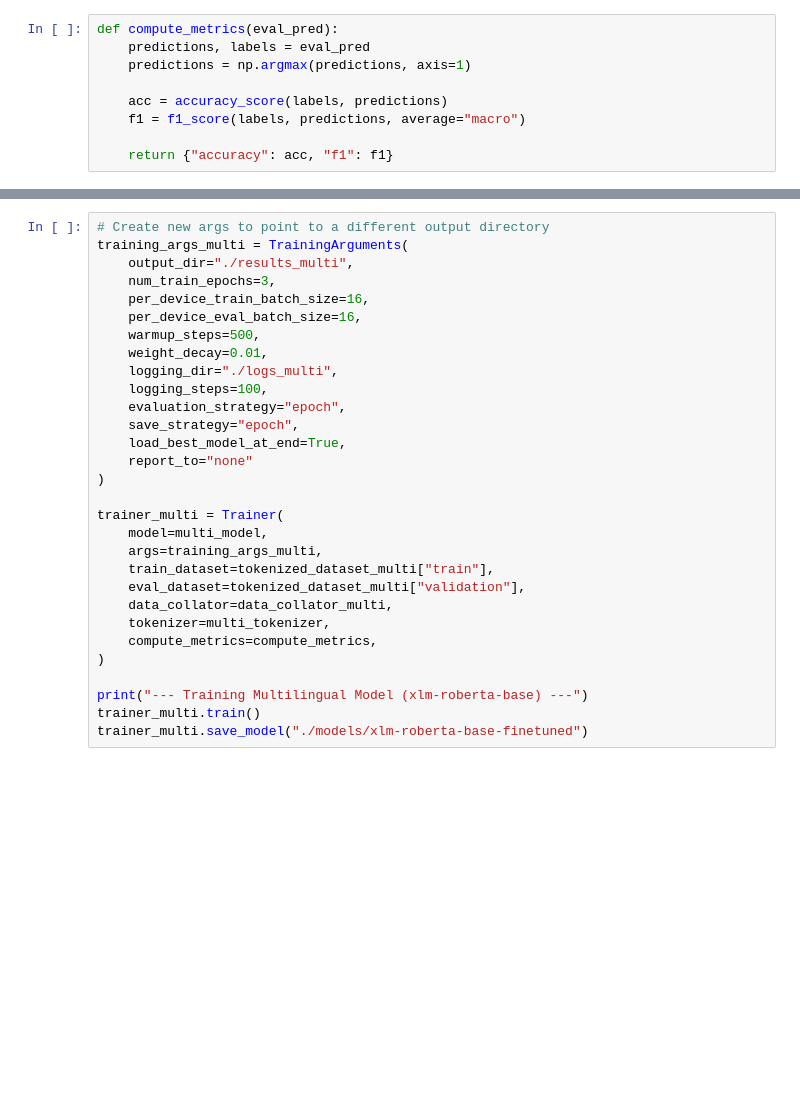
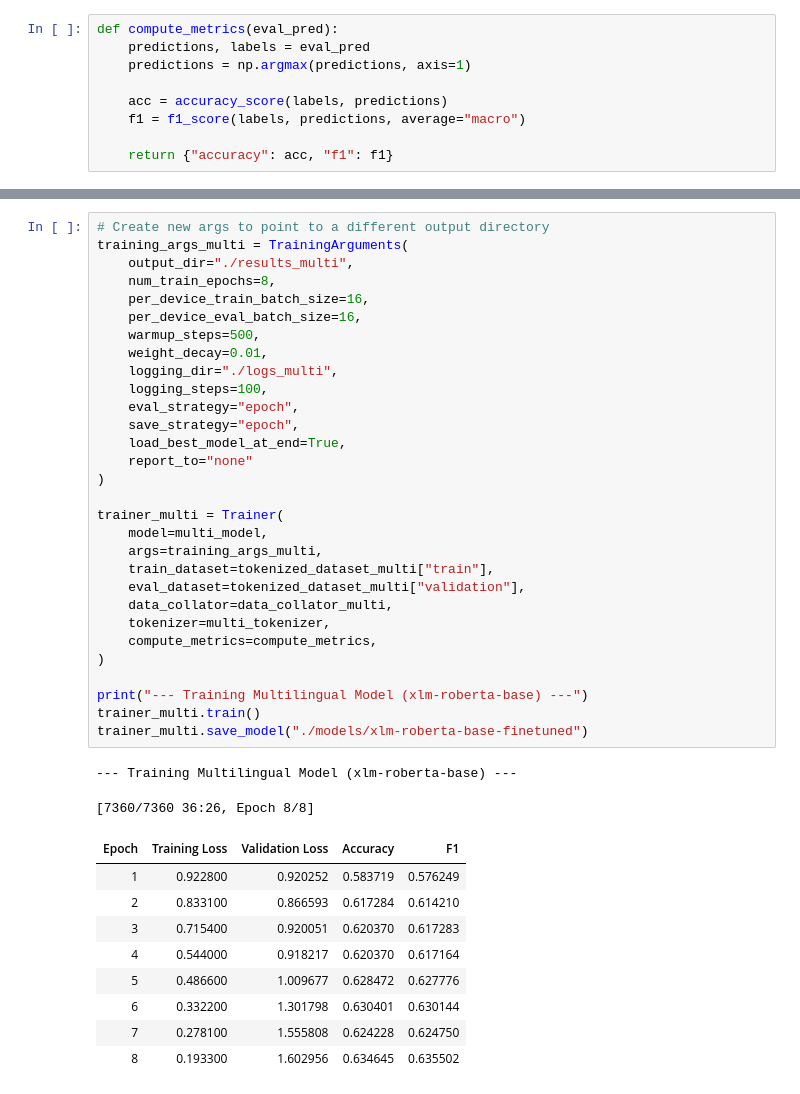
Before and after one commit to Jyotirya/Evaluation-of-Multilingual-Models, a Jupyter notebook: main.ipynb, the cells around one changed output, grey strips where cells are left out. Cells and saved outputs as stored; diff of their text form; blank space fills up the shorter version.

```diff
--- a/main.ipynb
+++ b/main.ipynb
@@ -185,30 +237,42 @@ trainer_mono.save_model("./models/roberta-base-finetuned")
 # %%
 # Create new args to point to a different output directory
 training_args_multi = TrainingArguments(
     output_dir="./results_multi",
-    num_train_epochs=3,
+    num_train_epochs=8,
     per_device_train_batch_size=16,
     per_device_eval_batch_size=16,
     warmup_steps=500,
     weight_decay=0.01,
     logging_dir="./logs_multi",
     logging_steps=100,
-    evaluation_strategy="epoch",
+    eval_strategy="epoch",
     save_strategy="epoch",
     load_best_model_at_end=True,
     report_to="none"
 )
 
 trainer_multi = Trainer(
     model=multi_model,
     args=training_args_multi,
     train_dataset=tokenized_dataset_multi["train"],
     eval_dataset=tokenized_dataset_multi["validation"],
     data_collator=data_collator_multi,
     tokenizer=multi_tokenizer,
     compute_metrics=compute_metrics,
 )
 
 print("--- Training Multilingual Model (xlm-roberta-base) ---")
 trainer_multi.train()
 trainer_multi.save_model("./models/xlm-roberta-base-finetuned")
+# %% [output]
+--- Training Multilingual Model (xlm-roberta-base) ---
+[7360/7360 36:26, Epoch 8/8]
+| Epoch | Training Loss | Validation Loss | Accuracy | F1 |
+| 1 | 0.922800 | 0.920252 | 0.583719 | 0.576249 |
+| 2 | 0.833100 | 0.866593 | 0.617284 | 0.614210 |
+| 3 | 0.715400 | 0.920051 | 0.620370 | 0.617283 |
+| 4 | 0.544000 | 0.918217 | 0.620370 | 0.617164 |
+| 5 | 0.486600 | 1.009677 | 0.628472 | 0.627776 |
+| 6 | 0.332200 | 1.301798 | 0.630401 | 0.630144 |
+| 7 | 0.278100 | 1.555808 | 0.624228 | 0.624750 |
+| 8 | 0.193300 | 1.602956 | 0.634645 | 0.635502 |
```
Also changed, not shown: parts of 12 cells of this notebook.
